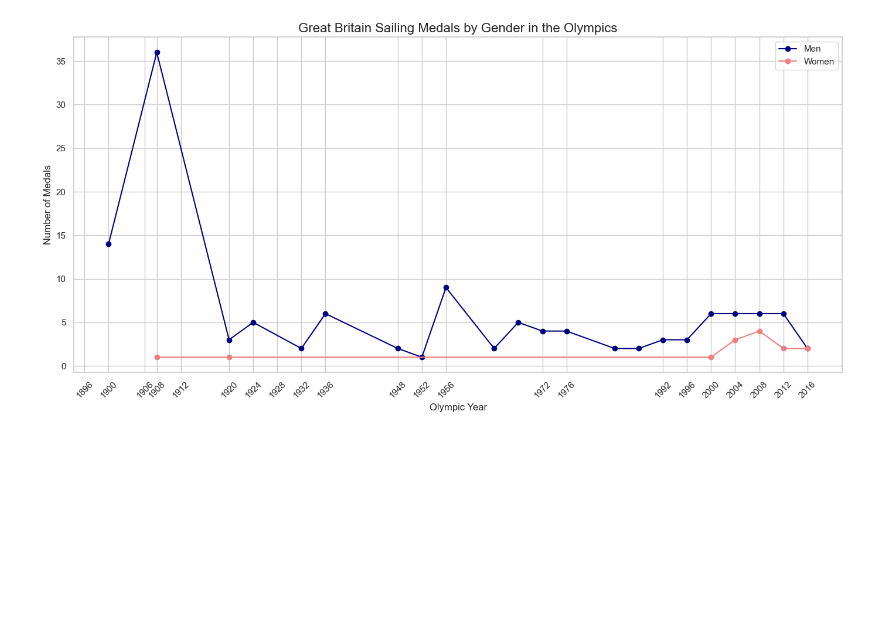
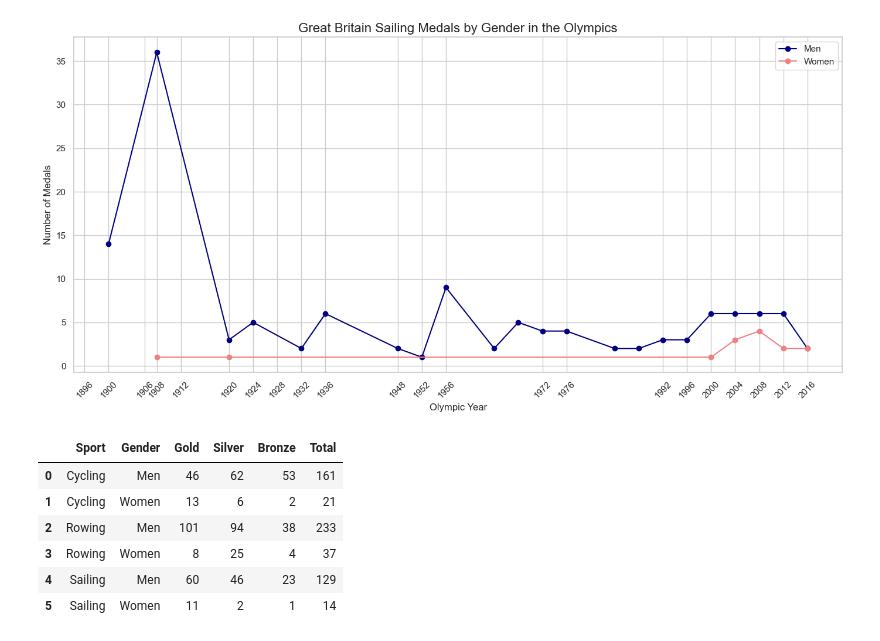
Before and after one commit to Wessnom/Databehandling-Projekt, a Jupyter notebook: uppgift2.ipynb, the cells around one changed output. Cells and saved outputs as stored; diff of their text form; code cells hidden in the pictures; blank space fills up the shorter version.

Commit message:
Dataframe of difference between M, F.
It shows how many medals each one won in each sport

```diff
--- a/uppgift2.ipynb
+++ b/uppgift2.ipynb
@@ -178,3 +178,35 @@ plt.show()
 [figure]
 [figure]
 [figure]
+# %%
+# medal_summary = pd.DaltaFrame(coumns=['Sport', 'Gender', 'Gold', 'Silver', 'Bronze', 'Total'])
+medal_summary = []
+sports = ['Cycling', 'Rowing', 'Sailing']
+
+for sport in sports:
+    sport_data = gb_athletes[gb_athletes['Sport'] == sport]
+
+    for gender in ['M', 'F']:
+        medals = sport_data[sport_data['Sex'] == gender]['Medal'].value_counts()
+
+        dict = {
+            'Sport': sport,
+            'Gender': 'Men' if gender == 'M' else 'Women',
+            'Gold': medals.get('Gold', 0),
+            'Silver': medals.get('Silver', 0),
+            'Bronze': medals.get('Bronze', 0),
+            'Total': medals.sum()
+        }
+
+        medal_summary.append(dict)
+
+medal_summary = pd.DataFrame(medal_summary)
+medal_summary
+# %% [output]
+|  | Sport | Gender | Gold | Silver | Bronze | Total |
+| 0 | Cycling | Men | 46 | 62 | 53 | 161 |
+| 1 | Cycling | Women | 13 | 6 | 2 | 21 |
+| 2 | Rowing | Men | 101 | 94 | 38 | 233 |
+| 3 | Rowing | Women | 8 | 25 | 4 | 37 |
+| 4 | Sailing | Men | 60 | 46 | 23 | 129 |
+| 5 | Sailing | Women | 11 | 2 | 1 | 14 |
```
